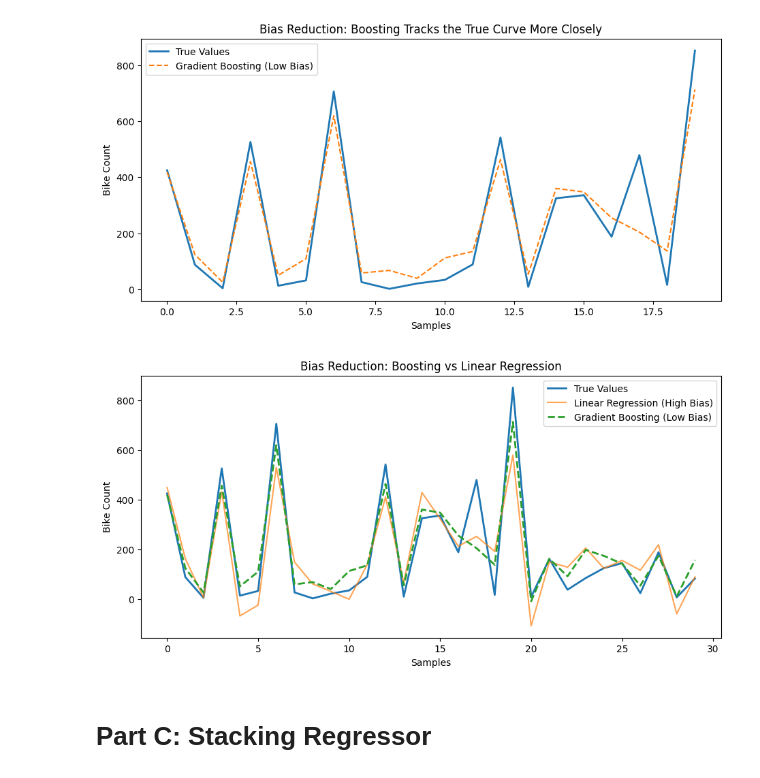
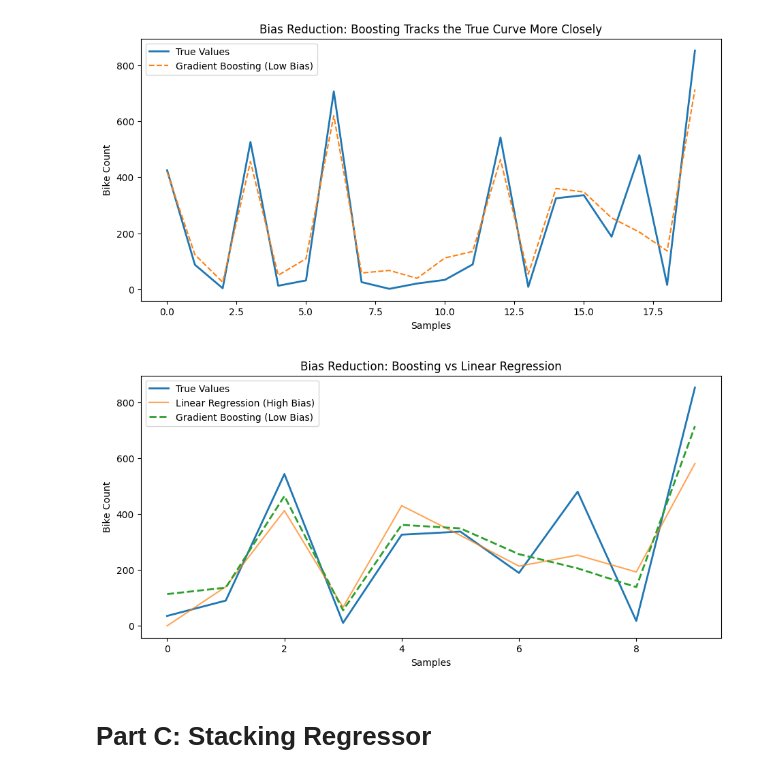
Before and after one commit to KaeBee2003/assignment-8-KaeBee2003, a Jupyter notebook: Ass8.ipynb, the cells around one changed output. Drawn from its saved outputs; the diff is of its cells as text; code cells hidden in the pictures.

```diff
--- a/Ass8.ipynb
+++ b/Ass8.ipynb
@@ -12,5 +12,3 @@ from sklearn.compose import ColumnTransformer
 from sklearn.metrics import mean_squared_error
 from sklearn.tree import DecisionTreeRegressor
 from sklearn.linear_model import LinearRegression
-# %%
-plt.style.use('solarized_dark')
@@ -19,5 +15,3 @@ NameError: name 'use' is not defined
-# %%
-plt.style.use('default')
 # %%
 df = pd.read_csv("hour.csv")
 # %%
@@ -168,19 +162,19 @@ plt.show()
 [figure]
 # %%
 plt.figure(figsize=(11,5))
-
-n = 30
-plt.plot(y_test.values[:n], label="True Values", linewidth=2)
-plt.plot(lr_pred[:n], label="Linear Regression (High Bias)", alpha=0.7)
-plt.plot(gbr_pred[:n], label="Gradient Boosting (Low Bias)", linestyle="--", linewidth=2)
+m = 10
+n = 20
+plt.plot(y_test.values[m:n], label="True Values", linewidth=2)
+plt.plot(lr_pred[m:n], label="Linear Regression (High Bias)", alpha=0.7)
+plt.plot(gbr_pred[m:n], label="Gradient Boosting (Low Bias)", linestyle="--", linewidth=2)
 
 plt.title("Bias Reduction: Boosting vs Linear Regression")
 plt.xlabel("Samples")
 plt.ylabel("Bike Count")
 plt.legend()
 plt.show()
 # %% [output]
-[figure, old version]
+[figure, new version]
 # %% [markdown]
 # **Part C: Stacking Regressor**
 # %% [markdown]
```
Also changed, not shown: parts of 2 cells of this notebook.
